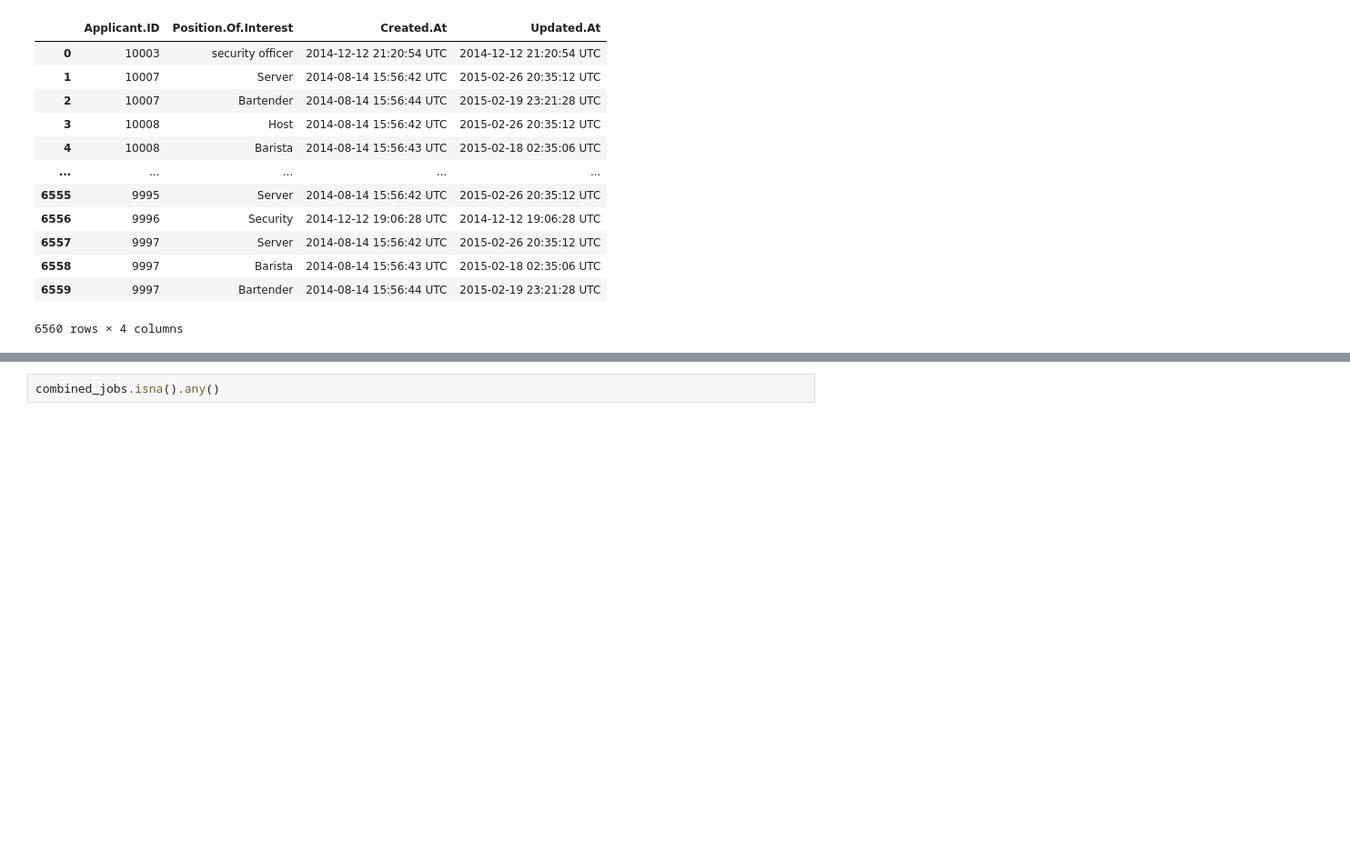
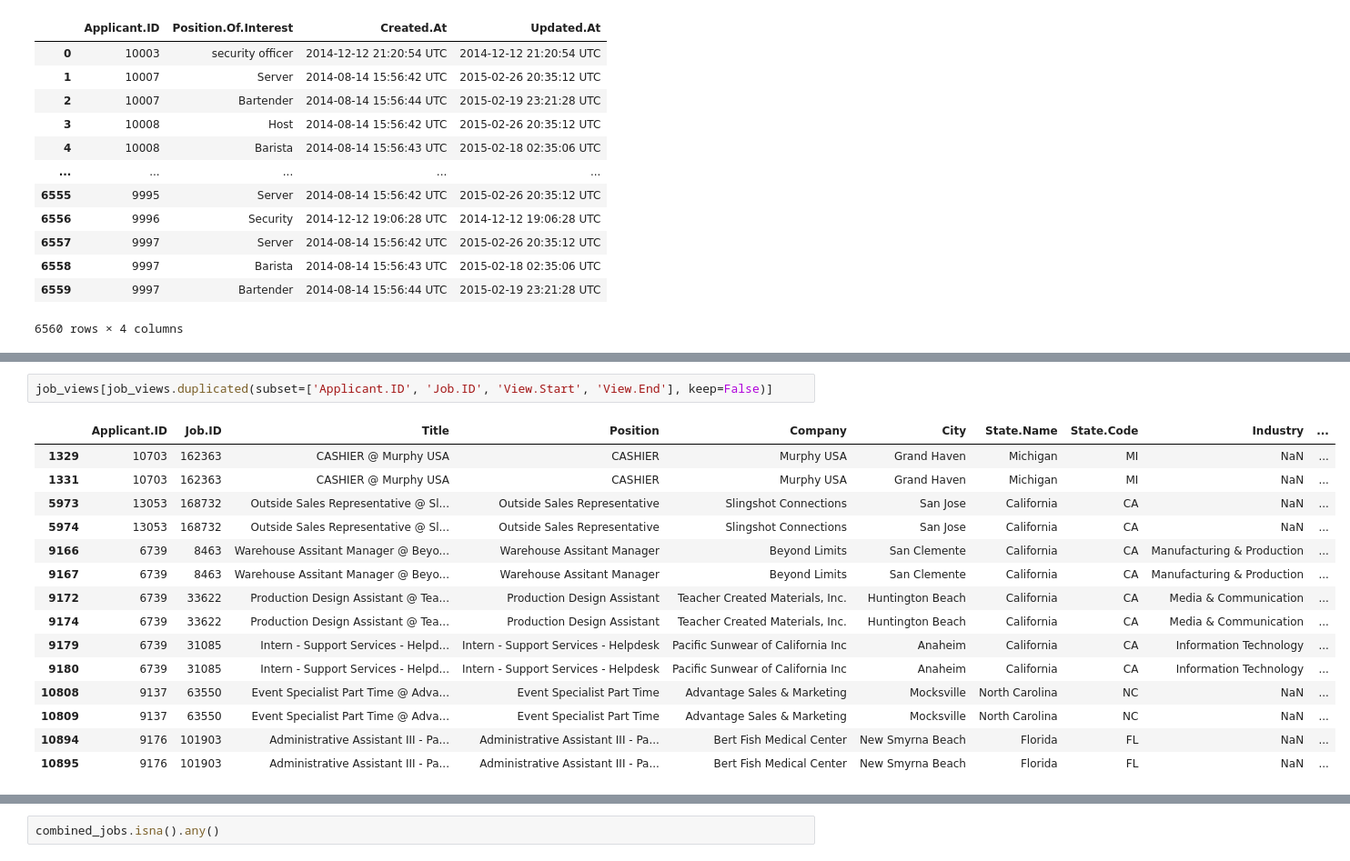
Before and after one commit to vermaarjun7/pewter-arjun, a Jupyter notebook: task.ipynb, the cells around one changed output, grey strips where cells are left out. Shown at 91% size. Cells and saved outputs as stored; diff of their text form; blank space fills up the shorter version.

Commit message:
found duplicates. need to redo  the analysis

```diff
--- a/task.ipynb
+++ b/task.ipynb
@@ -161,0 +186,18 @@ Key Findings
+# %%
+job_views[job_views.duplicated(subset=['Applicant.ID', 'Job.ID', 'View.Start', 'View.End'], keep=False)]
+# %% [output]
+|  | Applicant.ID | Job.ID | Title | Position | Company | City | State.Name | State.Code | Industry | ... |
+| 1329 | 10703 | 162363 | CASHIER @ Murphy USA | CASHIER | Murphy USA | Grand Haven | Michigan | MI | NaN | ... |
+| 1331 | 10703 | 162363 | CASHIER @ Murphy USA | CASHIER | Murphy USA | Grand Haven | Michigan | MI | NaN | ... |
+| 5973 | 13053 | 168732 | Outside Sales Representative @ Sl... | Outside Sales Representative | Slingshot Connections | San Jose | California | CA | NaN | ... |
+| 5974 | 13053 | 168732 | Outside Sales Representative @ Sl... | Outside Sales Representative | Slingshot Connections | San Jose | California | CA | NaN | ... |
+| 9166 | 6739 | 8463 | Warehouse Assitant Manager @ Beyo... | Warehouse Assitant Manager | Beyond Limits | San Clemente | California | CA | Manufacturing & Production | ... |
+| 9167 | 6739 | 8463 | Warehouse Assitant Manager @ Beyo... | Warehouse Assitant Manager | Beyond Limits | San Clemente | California | CA | Manufacturing & Production | ... |
+| 9172 | 6739 | 33622 | Production Design Assistant @ Tea... | Production Design Assistant | Teacher Created Materials, Inc. | Huntington Beach | California | CA | Media & Communication | ... |
+| 9174 | 6739 | 33622 | Production Design Assistant @ Tea... | Production Design Assistant | Teacher Created Materials, Inc. | Huntington Beach | California | CA | Media & Communication | ... |
+| 9179 | 6739 | 31085 | Intern - Support Services - Helpd... | Intern - Support Services - Helpdesk | Pacific Sunwear of California Inc | Anaheim | California | CA | Information Technology | ... |
+| 9180 | 6739 | 31085 | Intern - Support Services - Helpd... | Intern - Support Services - Helpdesk | Pacific Sunwear of California Inc | Anaheim | California | CA | Information Technology | ... |
+| 10808 | 9137 | 63550 | Event Specialist Part Time @ Adva... | Event Specialist Part Time | Advantage Sales & Marketing | Mocksville | North Carolina | NC | NaN | ... |
+| 10809 | 9137 | 63550 | Event Specialist Part Time @ Adva... | Event Specialist Part Time | Advantage Sales & Marketing | Mocksville | North Carolina | NC | NaN | ... |
+| 10894 | 9176 | 101903 | Administrative Assistant III - Pa... | Administrative Assistant III - Pa... | Bert Fish Medical Center | New Smyrna Beach | Florida | FL | NaN | ... |
+| 10895 | 9176 | 101903 | Administrative Assistant III - Pa... | Administrative Assistant III - Pa... | Bert Fish Medical Center | New Smyrna Beach | Florida | FL | NaN | ... |
```
Also changed, not shown: parts of 4 cells of this notebook.
